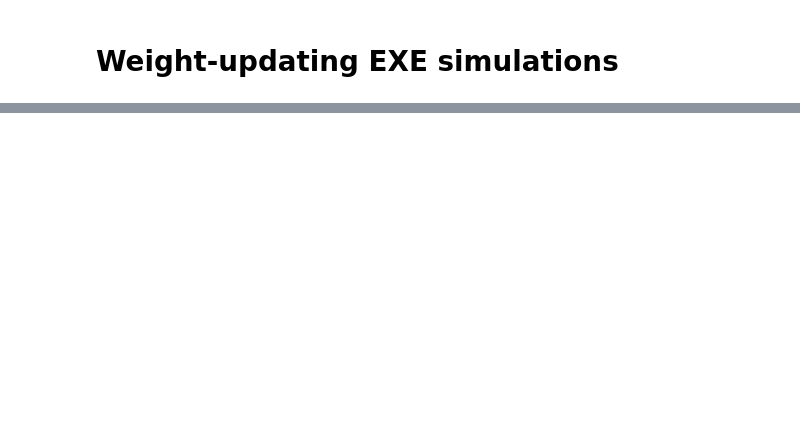
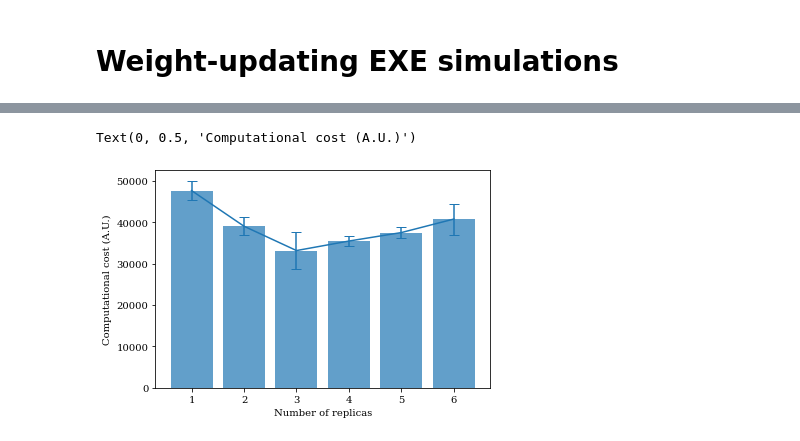
Before and after one commit to wehs7661/sampling_simulator, a Jupyter notebook: examples/weight_updating_EXE.ipynb, the cells around one changed output, grey strips where cells are left out. Cells and saved outputs as stored; diff of their text form; code cells hidden in the pictures; blank space fills up the shorter version.

```diff
--- a/examples/weight_updating_EXE.ipynb
+++ b/examples/weight_updating_EXE.ipynb
@@ -651,0 +81,4 @@ Text(0, 0.5, 'Computational cost (A.U.)')
+# %%
+cost, cost_err = np.zeros(6), np.zeros(6)
+cost[0] = t_equil
+cost_err[0] = t_equil_err
@@ -651,0 +161,16 @@ Text(0, 0.5, 'Computational cost (A.U.)')
+# %%
+# s = 9 has the lowest cost
+cost[3] = comp_cost[-1]
+cost_err[3] = comp_cost_err[-1]
+# %%
+n_sim_list = [2, 3, 5, 6]
+s_list = [19, 13, 7, 6]  # s values corresponding to the lower overlap, hence the lowest cost
+n_sub_list = [21, 14, 12, 10]  # the corresponding number of states in each alchemical range given the values of n_sim and s
+for i in range(4):
+    section_title = f'Test: n_sim = {n_sim_list[i]}, s = {s[i]}, n_sub = {n_sub[i]}'
+    print(section_title)
+    print('=' * len(section_title))
+    t_equil, t_equil_err = decoupled_EXE(n_sim_list[i], s_list[i], n_sub_list[i], f_ref)
+    cost[n_sim_list[i] - 1] = np.max(t_equil) * n_sim_list[i]
+    cost_err[n_sim_list[i] - 1] = t_equil_err[np.argmax(t_equil)] * n_sim_list[i]
+    print(f'Computational cost: {cost[n_sim_list[i]-1]:.0f} +/- {cost_err[n_sim_list[i] - 1]} A.U. \n')
@@ -651,0 +195,9 @@ Text(0, 0.5, 'Computational cost (A.U.)')
+# %%
+plt.figure()
+plt.bar(range(1, 7), cost, alpha=0.7)
+plt.errorbar(range(1, 7), cost, yerr=cost_err, capsize=5)
+plt.xlabel('Number of replicas')
+plt.ylabel('Computational cost (A.U.)')
+# %% [output]
+Text(0, 0.5, 'Computational cost (A.U.)')
+[figure, added]
```
Also changed, not shown: parts of 48 cells of this notebook, 1 other file.
